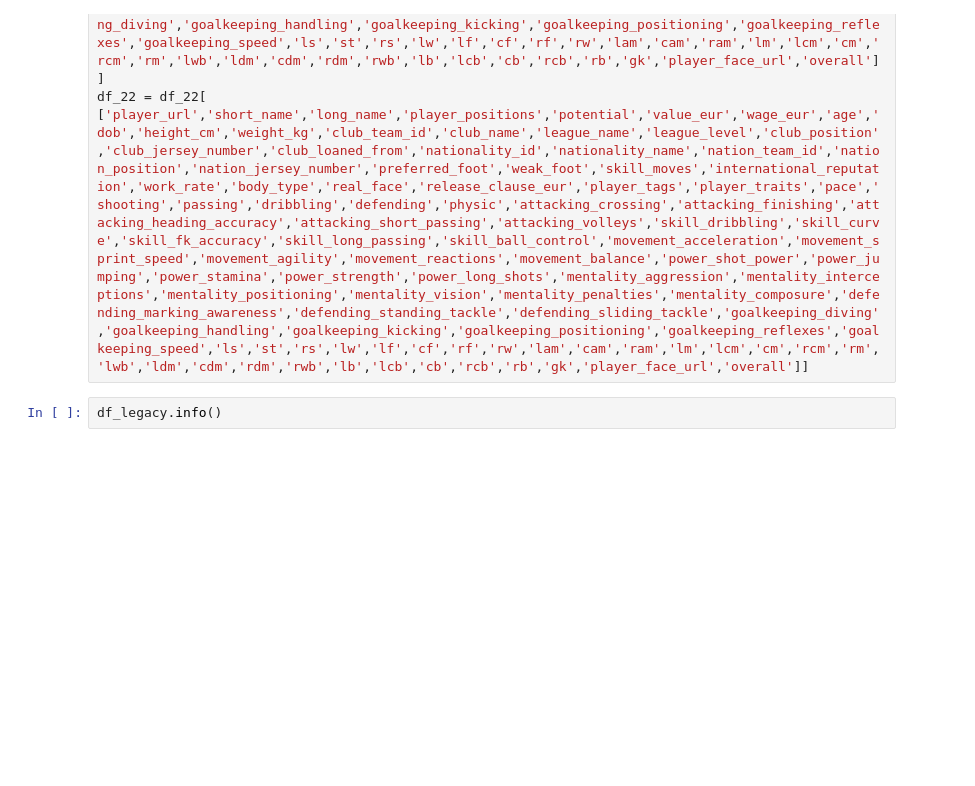
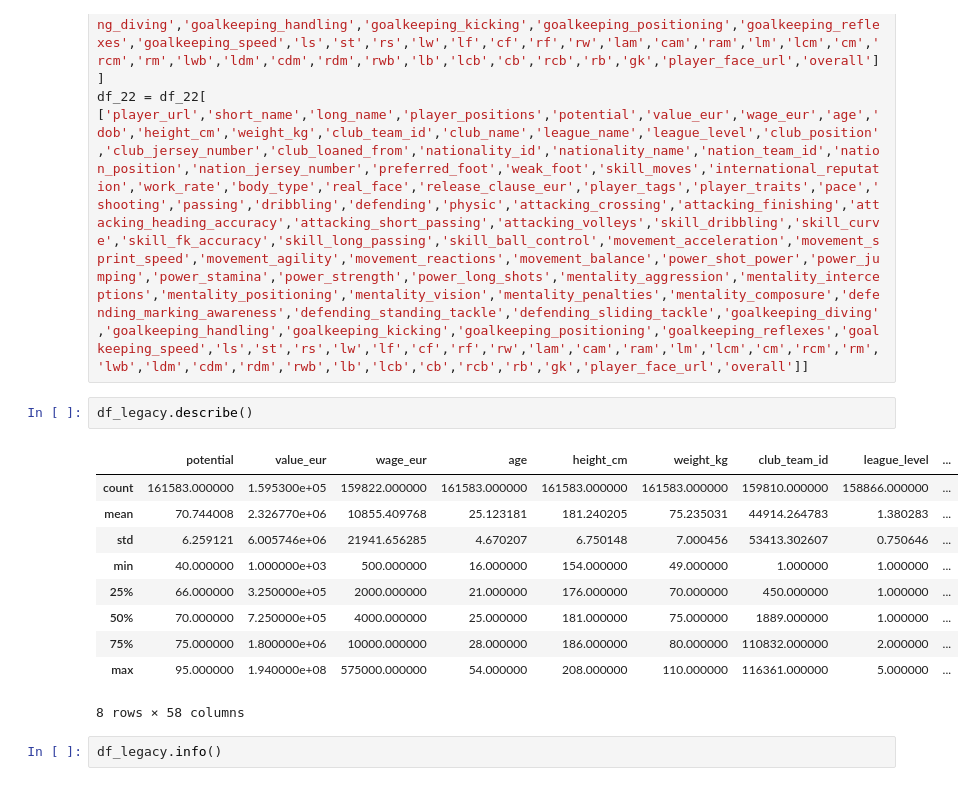
Before and after one commit to Nhyira-EM/EmmanuelNhyiraFreduahAgyemang._SportsPrediction, a Jupyter notebook: EmmanuelNhyira_SportsPrediction.ipynb, the cells around one changed output. Drawn from its saved outputs; the diff is of its cells as text; blank space fills up the shorter version.

```diff
--- a/EmmanuelNhyira_SportsPrediction.ipynb
+++ b/EmmanuelNhyira_SportsPrediction.ipynb
@@ -29,3 +29,16 @@ df_22 = df_22[ ['player_url','short_name','long_name','player_positions','potent
+# %%
+df_legacy.describe()
+# %% [output]
+|  | potential | value_eur | wage_eur | age | height_cm | weight_kg | club_team_id | league_level | ... |
+| count | 161583.000000 | 1.595300e+05 | 159822.000000 | 161583.000000 | 161583.000000 | 161583.000000 | 159810.000000 | 158866.000000 | ... |
+| mean | 70.744008 | 2.326770e+06 | 10855.409768 | 25.123181 | 181.240205 | 75.235031 | 44914.264783 | 1.380283 | ... |
+| std | 6.259121 | 6.005746e+06 | 21941.656285 | 4.670207 | 6.750148 | 7.000456 | 53413.302607 | 0.750646 | ... |
+| min | 40.000000 | 1.000000e+03 | 500.000000 | 16.000000 | 154.000000 | 49.000000 | 1.000000 | 1.000000 | ... |
+| 25% | 66.000000 | 3.250000e+05 | 2000.000000 | 21.000000 | 176.000000 | 70.000000 | 450.000000 | 1.000000 | ... |
+| 50% | 70.000000 | 7.250000e+05 | 4000.000000 | 25.000000 | 181.000000 | 75.000000 | 1889.000000 | 1.000000 | ... |
+| 75% | 75.000000 | 1.800000e+06 | 10000.000000 | 28.000000 | 186.000000 | 80.000000 | 110832.000000 | 2.000000 | ... |
+| max | 95.000000 | 1.940000e+08 | 575000.000000 | 54.000000 | 208.000000 | 110.000000 | 116361.000000 | 5.000000 | ... |
+8 rows × 58 columns
 # %%
 df_legacy.info()
 # %% [output]
```
Also changed, not shown: parts of 14 cells of this notebook.
